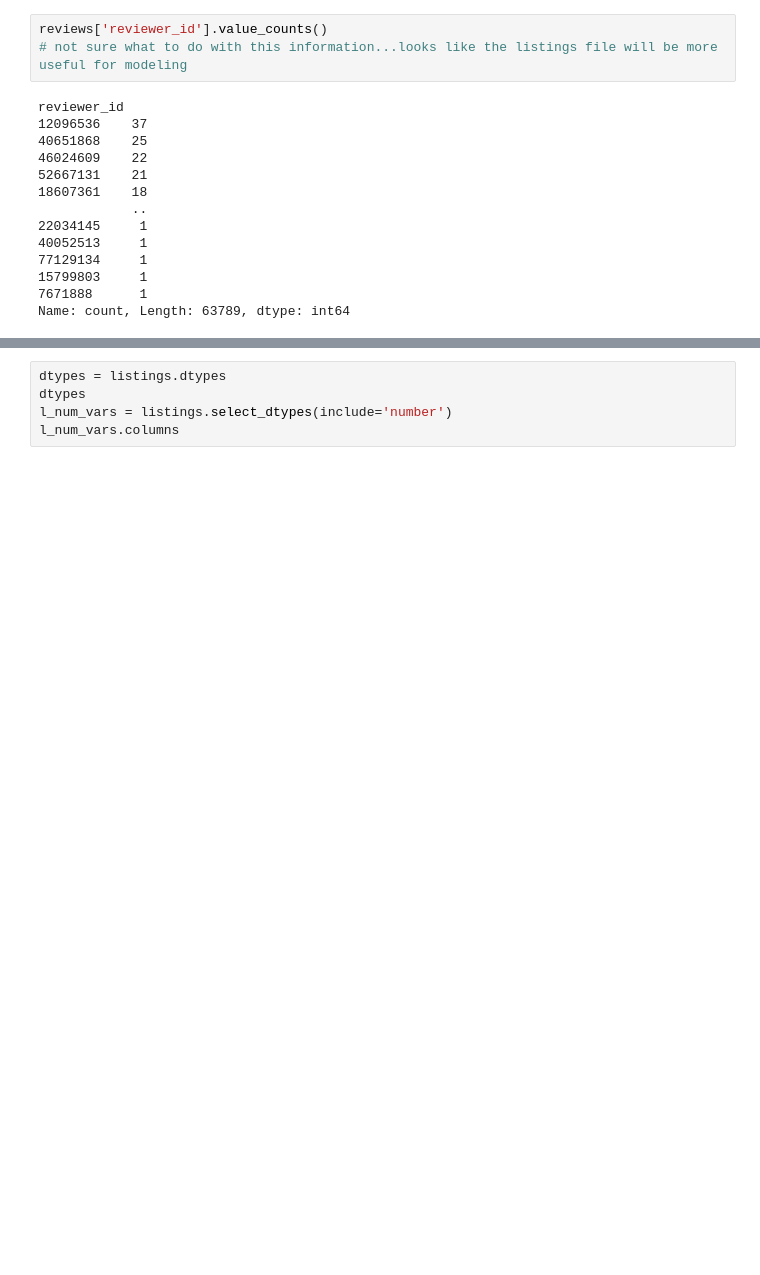
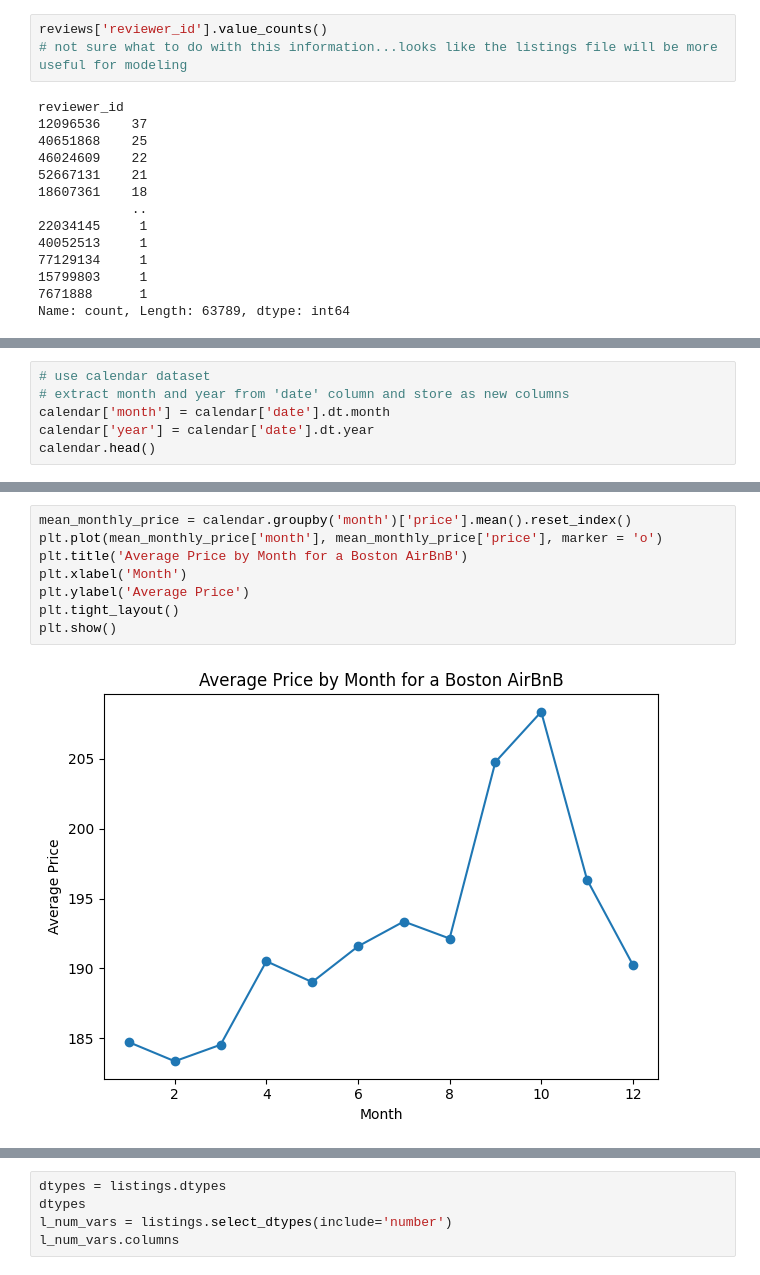
Before and after one commit to ewood242/Project_1_Data-Science-Blog, a Jupyter notebook: Project_1_Writing a Data Scientist Blog Post.ipynb, the cells around one changed output, grey strips where cells are left out. Cells and saved outputs as stored; diff of their text form; blank space fills up the shorter version.

Commit message:
Added plot to Q1

```diff
--- a/Project_1_Writing a Data Scientist Blog Post.ipynb
+++ b/Project_1_Writing a Data Scientist Blog Post.ipynb
@@ -610,0 +609,6 @@ Question 1: What factors make the highest rated Airbnb properties so popular?
+# %%
+# use calendar dataset
+# extract month and year from 'date' column and store as new columns
+calendar['month'] = calendar['date'].dt.month
+calendar['year'] = calendar['date'].dt.year
+calendar.head()
@@ -611,2 +622,12 @@ Question 1: What factors make the highest rated Airbnb properties so popular?
+# %%
+mean_monthly_price = calendar.groupby('month')['price'].mean().reset_index()
+plt.plot(mean_monthly_price['month'], mean_monthly_price['price'], marker = 'o')
+plt.title('Average Price by Month for a Boston AirBnB')
+plt.xlabel('Month')
+plt.ylabel('Average Price')
+plt.tight_layout()
+plt.show()
+# %% [output]
+[figure, added]
 # %%
 listings_filtered.columns
```
Also changed, not shown: parts of 9 cells of this notebook.
